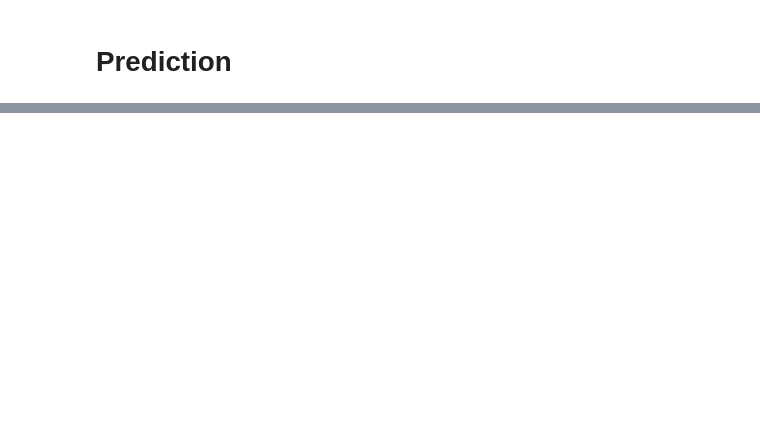
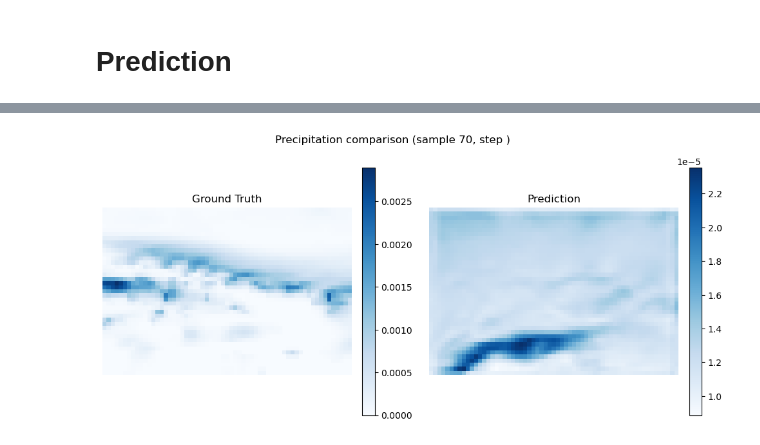
Before and after one commit to ahmedsha1kh/desert-green-AI, a Jupyter notebook: demo2.ipynb, the cells around one changed output, grey strips where cells are left out. Drawn from its saved outputs; the diff is of its cells as text; code cells hidden in the pictures; blank space fills up the shorter version.

```diff
--- a/demo2.ipynb
+++ b/demo2.ipynb
@@ -623,0 +689,33 @@ Epoch 3/50
+# %%
+y_test_reshaped = y_test_normalized.reshape(y_test_normalized.shape[0], num_lat * num_lon)
+y_test_inversed = scaler_y.inverse_transform(y_test_reshaped)
+y_test_inversed = y_test_inversed.reshape(y_test_normalized.shape[0], num_lat, num_lon)
+
+import matplotlib.pyplot as plt
+
+sample_idx = 70  # Which test sample to visualize
+time_step = 0   # Which time step to visualize (if multiple)
+
+if n_steps_out == 1:
+    pred_to_plot = preds_inversed[sample_idx]
+    true_to_plot = y_test_inversed[sample_idx]
+else:
+    pred_to_plot = preds_inversed[sample_idx, time_step]
+    true_to_plot = y_test_inversed[sample_idx, time_step]
+
+fig, axes = plt.subplots(1, 2, figsize=(12, 5))
+
+im1 = axes[0].imshow(true_to_plot, origin='lower', cmap='Blues')
+axes[0].set_title('Ground Truth')
+axes[0].axis('off')
+fig.colorbar(im1, ax=axes[0], fraction=0.046, pad=0.04)
+
+im2 = axes[1].imshow(pred_to_plot, origin='lower', cmap='Blues')
+axes[1].set_title('Prediction')
+axes[1].axis('off')
+fig.colorbar(im2, ax=axes[1], fraction=0.046, pad=0.04)
+
+plt.suptitle(f'Precipitation comparison (sample {sample_idx}, step {time_step if n_steps_out > 1 else ""})')
+plt.show()
+# %% [output]
+[figure, added]
```
Also changed, not shown: parts of 8 cells of this notebook.
